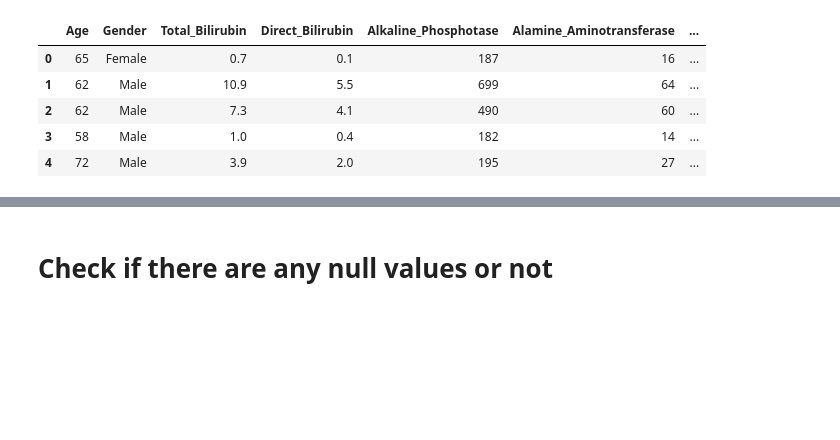
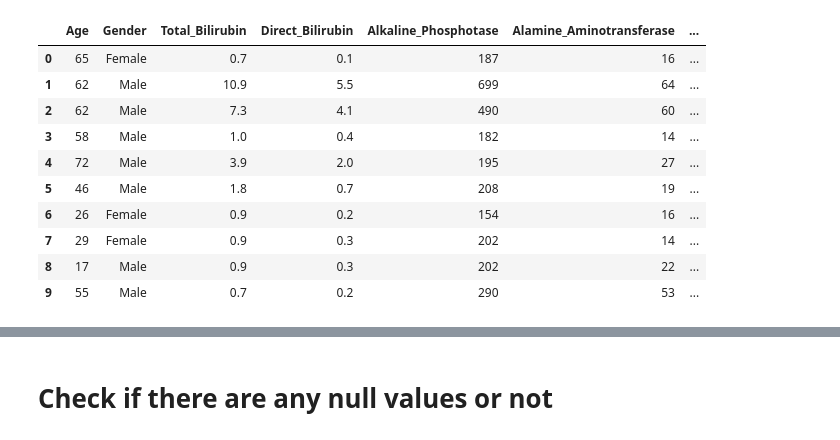
Before and after one commit to tanviwagle/Healthcare-app, a Jupyter notebook: Notebooks/Liver Disease.ipynb, the cells around one changed output, grey strips where cells are left out. Cells and saved outputs as stored; diff of their text form; code cells hidden in the pictures; blank space fills up the shorter version.

```diff
--- a/Notebooks/Liver Disease.ipynb
+++ b/Notebooks/Liver Disease.ipynb
@@ -17,11 +17,16 @@ from sklearn.neighbors import KNeighborsClassifier
 # Reading the dataset
 df_train = pd.read_csv(r'..\Datasets\indian_liver_patient.csv')
 # %%
-df_train.head()
+df_train.head(10)
 # %% [output]
 |  | Age | Gender | Total_Bilirubin | Direct_Bilirubin | Alkaline_Phosphotase | Alamine_Aminotransferase | ... |
 | 0 | 65 | Female | 0.7 | 0.1 | 187 | 16 | ... |
 | 1 | 62 | Male | 10.9 | 5.5 | 699 | 64 | ... |
 | 2 | 62 | Male | 7.3 | 4.1 | 490 | 60 | ... |
 | 3 | 58 | Male | 1.0 | 0.4 | 182 | 14 | ... |
 | 4 | 72 | Male | 3.9 | 2.0 | 195 | 27 | ... |
+| 5 | 46 | Male | 1.8 | 0.7 | 208 | 19 | ... |
+| 6 | 26 | Female | 0.9 | 0.2 | 154 | 16 | ... |
+| 7 | 29 | Female | 0.9 | 0.3 | 202 | 14 | ... |
+| 8 | 17 | Male | 0.9 | 0.3 | 202 | 22 | ... |
+| 9 | 55 | Male | 0.7 | 0.2 | 290 | 53 | ... |
```
Also changed, not shown: parts of 5 cells of this notebook, 3 other files.
